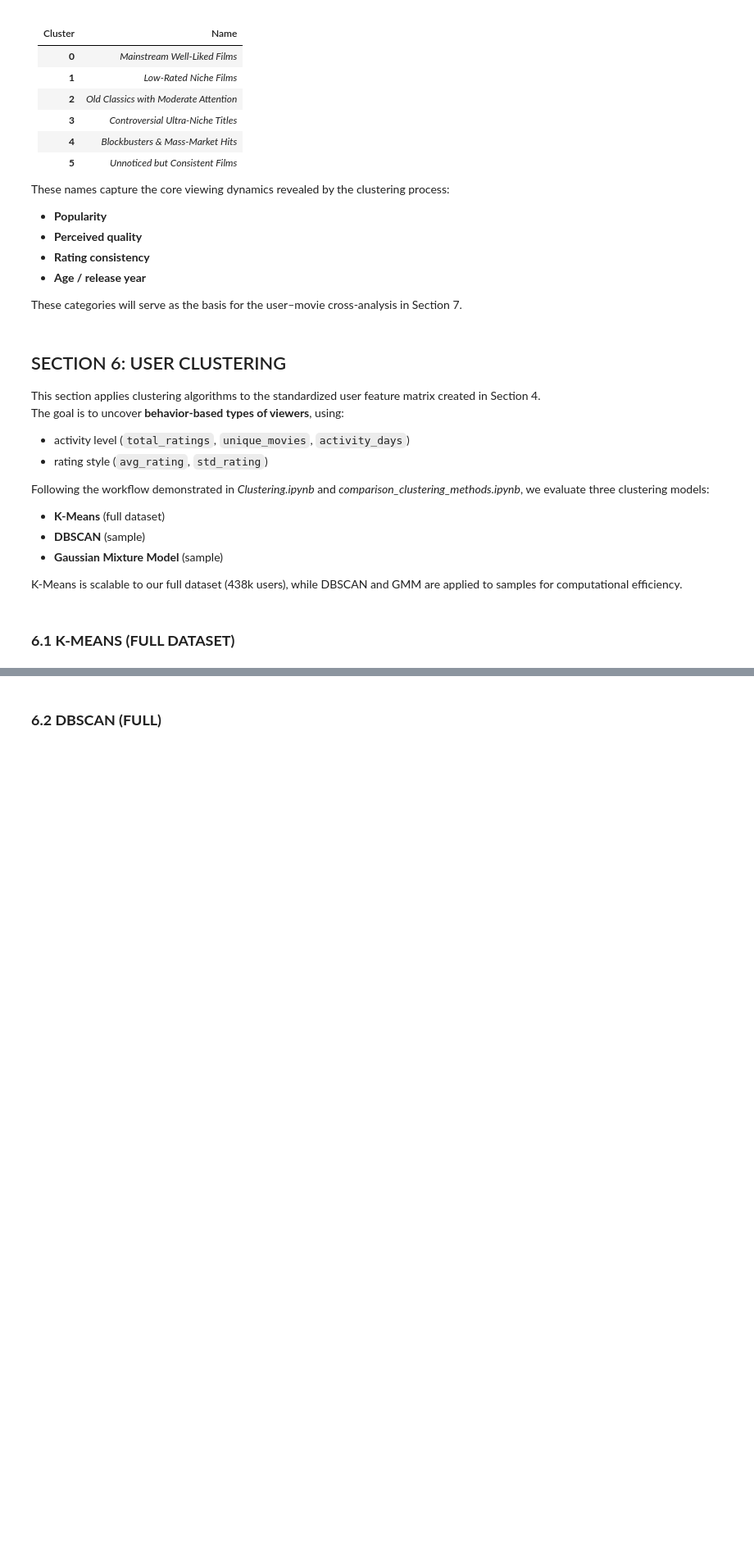
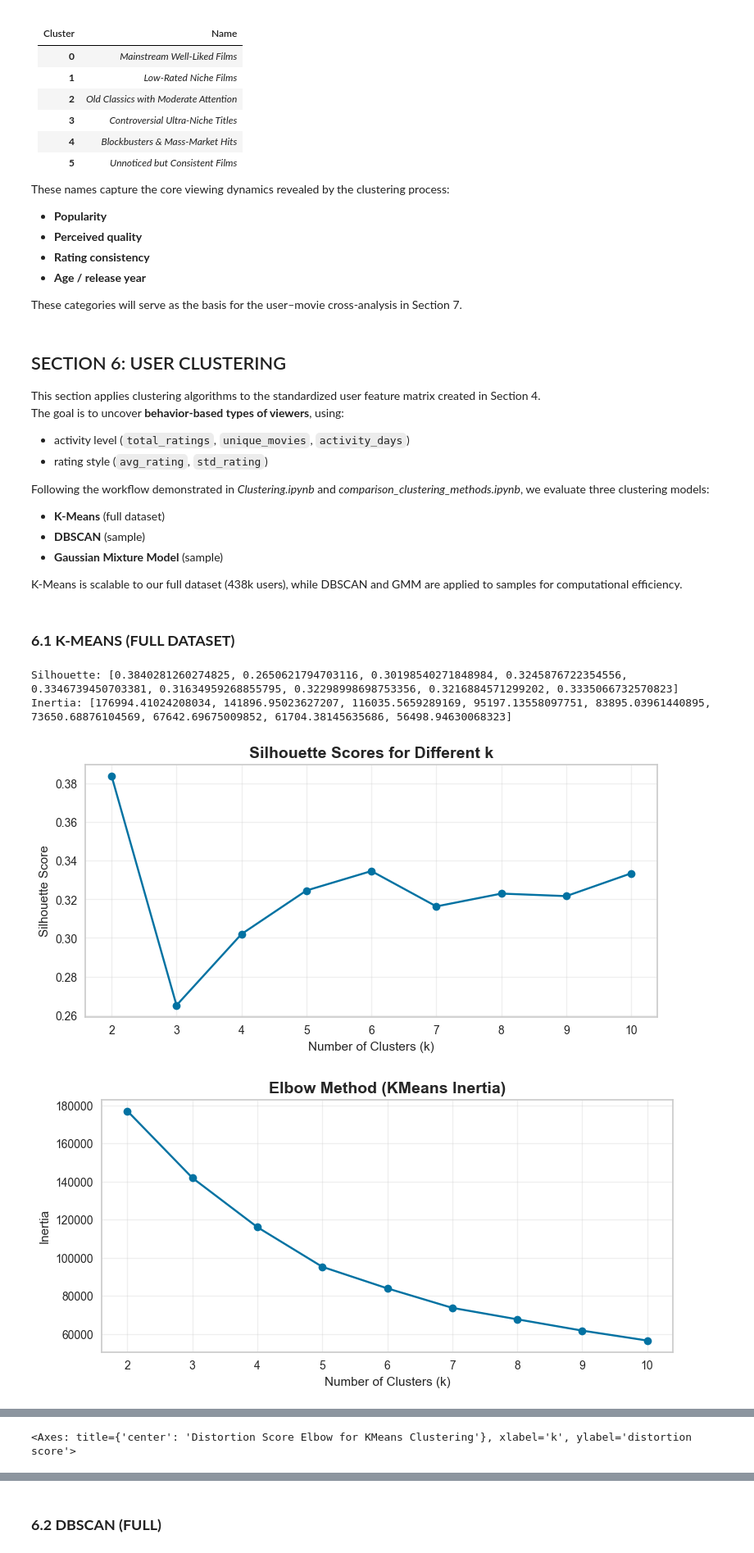
Before and after one commit to alkalenka/AudienceDecode_320991, a Jupyter notebook: main.ipynb, the cells around one changed output, grey strips where cells are left out. Shown at 82% size. Cells and saved outputs as stored; diff of their text form; code cells hidden in the pictures; blank space fills up the shorter version.

Commit message:
changes in k-means, silhouette, changed k=6

```diff
--- a/main.ipynb
+++ b/main.ipynb
@@ -944,39 +1064,58 @@ K-Means is scalable to our full dataset (438k users), while DBSCAN and GMM are a
 sample_size = min(50000, X_users_kmeans.shape[0]) #sampling for silhouette evaluation only
 np.random.seed(42)
 sample_idx = np.random.choice(X_users_kmeans.shape[0], sample_size, replace=False)
 X_users_sample = X_users_kmeans[sample_idx]
 
 k_values = range(2, 11)
 sil_scores_users = []
 inertia_users = []
 
 for k in k_values:
     km = KMeans(n_clusters=k, random_state=42, n_init=10)
     labels = km.fit_predict(X_users_sample)
 
     sil = silhouette_score(X_users_sample, labels)
     sil_scores_users.append(sil)
 
     # inertia must be computed on sample too
     inertia_users.append(km.inertia_)
 
+print("Silhouette:", sil_scores_users)
 print("Inertia:", inertia_users)
-print("Silhouette:", sil_scores_users)
+
+
+#PLOTTING SILHOUETTE SCORES
+plt.figure(figsize=(9,4))
+plt.plot(k_values, sil_scores_users, marker='o', linestyle='-')
+plt.title("Silhouette Scores for Different k", fontsize=14, fontweight='bold')
+plt.xlabel("Number of Clusters (k)")
+plt.ylabel("Silhouette Score")
+plt.grid(True, alpha=0.3)
+plt.show()
 
 #PLOTTNG ELBOW METHOD
 plt.figure(figsize=(9,4))
 plt.plot(k_values, inertia_users, marker='o', linestyle='-')
 plt.title("Elbow Method (KMeans Inertia)", fontsize=14, fontweight='bold')
 plt.xlabel("Number of Clusters (k)")
 plt.ylabel("Inertia")
 plt.grid(True, alpha=0.3)
 plt.show()
 
-#PLOTTING SILHOUETTE SCORES
-plt.figure(figsize=(9,4))
-plt.plot(k_values, sil_scores_users, marker='o', linestyle='-')
-plt.title("Silhouette Scores for Different k", fontsize=14, fontweight='bold')
-plt.xlabel("Number of Clusters (k)")
-plt.ylabel("Silhouette Score")
-plt.grid(True, alpha=0.3)
-plt.show()
+
+#PLOTTING VISUALIZER FOR ELBOW
+from yellowbrick.cluster import KElbowVisualizer
+from sklearn.cluster import KMeans
+
+# Use the same dataset you used for KMeans
+dataset = X_users_kmeans
+model = KMeans()
+
+visualizer = KElbowVisualizer(model, k=(2, 10), timings=True)
+visualizer.fit(dataset)
+visualizer.show()
+# %% [output]
+Silhouette: [0.3840281260274825, 0.2650621794703116, 0.30198540271848984, 0.3245876722354556, 0.3346739450703381, 0.31634959268855795, 0.32298998698753356, 0.3216884571299202, 0.3335066732570823]
+Inertia: [176994.41024208034, 141896.95023627207, 116035.5659289169, 95197.13558097751, 83895.03961440895, 73650.68876104569, 67642.69675009852, 61704.38145635686, 56498.94630068323]
+[figure, added]
+[figure, added]
@@ -983,3 +1123,4 @@ plt.show()
+<Axes: title={'center': 'Distortion Score Elbow for KMeans Clustering'}, xlabel='k', ylabel='distortion score'>
 # %% [markdown]
 #### **6.1.1 Determine the Number of User Clusters**
 
```
Also changed, not shown: parts of 51 cells of this notebook.
